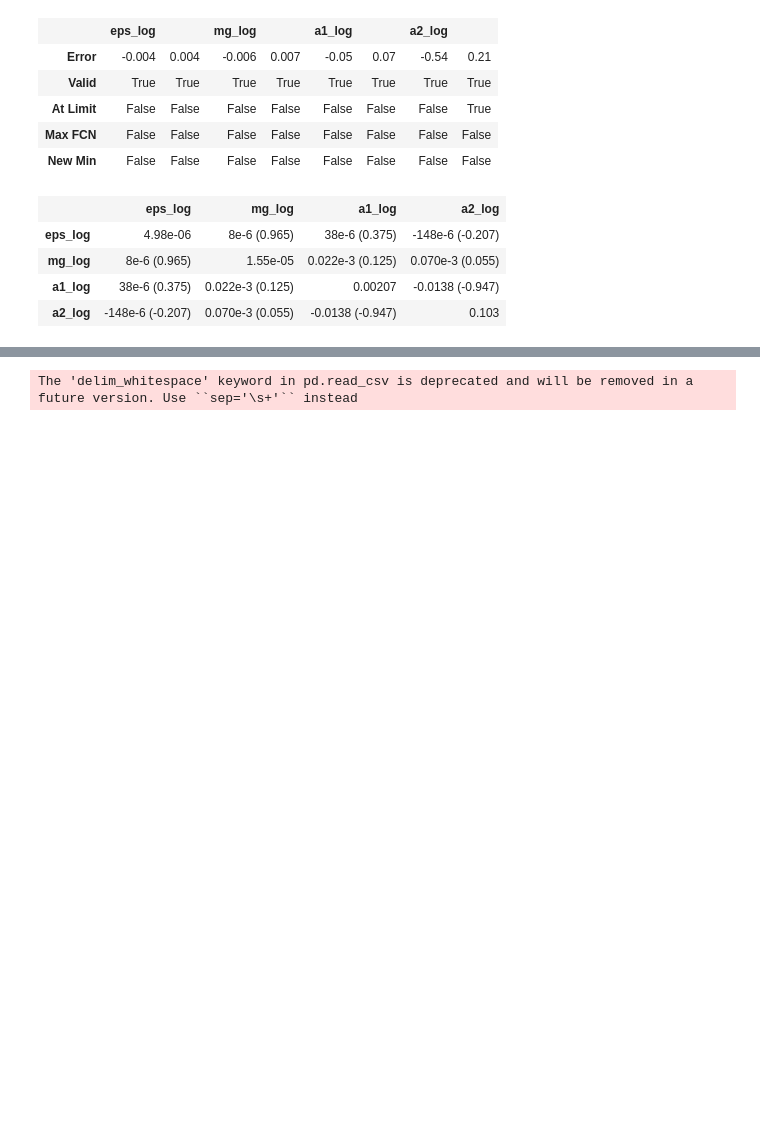
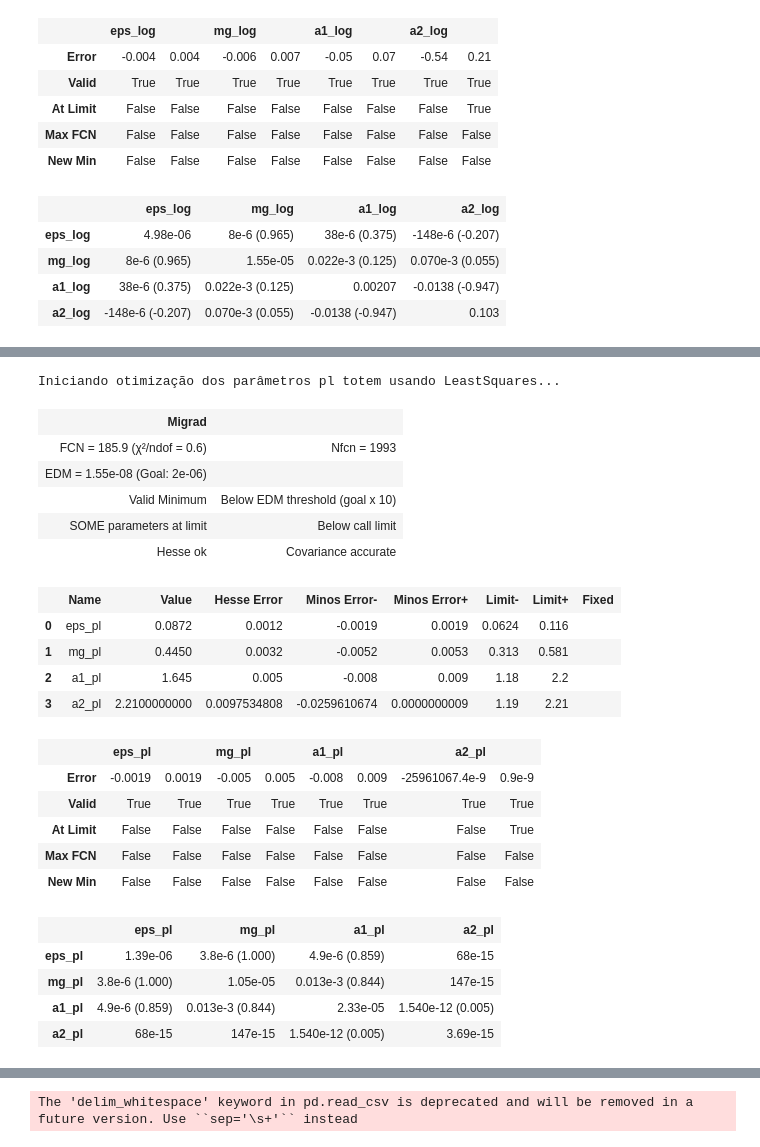
Before and after one commit to HEP-Physics-UFRGS/Two-Gluon-Exchange, a Jupyter notebook: scripts/iminuit/clean.ipynb, the cells around one changed output, grey strips where cells are left out. Saved outputs shown, nothing was run; the diff lists cells and outputs as text; code cells hidden in the pictures; blank space fills up the shorter version.

```diff
--- a/scripts/iminuit/clean.ipynb
+++ b/scripts/iminuit/clean.ipynb
@@ -335,0 +446,45 @@ m_pl.migrad()
+# %%
+print("Iniciando otimização dos parâmetros pl totem usando LeastSquares...")
+m_pl_totem = Minuit(total_cost_pl_totem,
+           eps_pl=initial_params_pl_totem['epsilon'],
+           mg_pl=initial_params_pl_totem['mg'],
+           a1_pl=initial_params_pl_totem['a1'],
+           a2_pl=initial_params_pl_totem['a2'])
+
+m_pl_totem.limits['eps_pl'] = (initial_params_low_pl_totem['epsilon'], initial_params_high_pl_totem['epsilon'])
+m_pl_totem.limits['mg_pl'] = (initial_params_low_pl_totem['mg'], initial_params_high_pl_totem['mg'])
+m_pl_totem.limits['a1_pl'] = (initial_params_low_pl_totem['a1'], initial_params_high_pl_totem['a1'])
+m_pl_totem.limits['a2_pl'] = (initial_params_low_pl_totem['a2'], initial_params_high_pl_totem['a2'])
+
+m_pl_totem.errordef = 1
+m_pl_totem.tol = 0.001
+
+m_pl_totem.migrad()
+# m.simplex()
+m_pl_totem.hesse()
+m_pl_totem.minos(cl=0.9)
+m_pl_totem.migrad()
+# %% [output]
+Iniciando otimização dos parâmetros pl totem usando LeastSquares...
+| Migrad |  |
+| FCN = 185.9 (χ²/ndof = 0.6) | Nfcn = 1993 |
+| EDM = 1.55e-08 (Goal: 2e-06) |  |
+| Valid Minimum | Below EDM threshold (goal x 10) |
+| SOME parameters at limit | Below call limit |
+| Hesse ok | Covariance accurate |
+|  | Name | Value | Hesse Error | Minos Error- | Minos Error+ | Limit- | Limit+ | Fixed |
+| 0 | eps_pl | 0.0872 | 0.0012 | -0.0019 | 0.0019 | 0.0624 | 0.116 |  |
+| 1 | mg_pl | 0.4450 | 0.0032 | -0.0052 | 0.0053 | 0.313 | 0.581 |  |
+| 2 | a1_pl | 1.645 | 0.005 | -0.008 | 0.009 | 1.18 | 2.2 |  |
+| 3 | a2_pl | 2.2100000000 | 0.0097534808 | -0.0259610674 | 0.0000000009 | 1.19 | 2.21 |  |
+|  | eps_pl |  | mg_pl |  | a1_pl |  | a2_pl |  |
+| Error | -0.0019 | 0.0019 | -0.005 | 0.005 | -0.008 | 0.009 | -25961067.4e-9 | 0.9e-9 |
+| Valid | True | True | True | True | True | True | True | True |
+| At Limit | False | False | False | False | False | False | False | True |
+| Max FCN | False | False | False | False | False | False | False | False |
+| New Min | False | False | False | False | False | False | False | False |
+|  | eps_pl | mg_pl | a1_pl | a2_pl |
+| eps_pl | 1.39e-06 | 3.8e-6 (1.000) | 4.9e-6 (0.859) | 68e-15 |
+| mg_pl | 3.8e-6 (1.000) | 1.05e-05 | 0.013e-3 (0.844) | 147e-15 |
+| a1_pl | 4.9e-6 (0.859) | 0.013e-3 (0.844) | 2.33e-05 | 1.540e-12 (0.005) |
+| a2_pl | 68e-15 | 147e-15 | 1.540e-12 (0.005) | 3.69e-15 |
```
Also changed, not shown: parts of 13 cells of this notebook.
